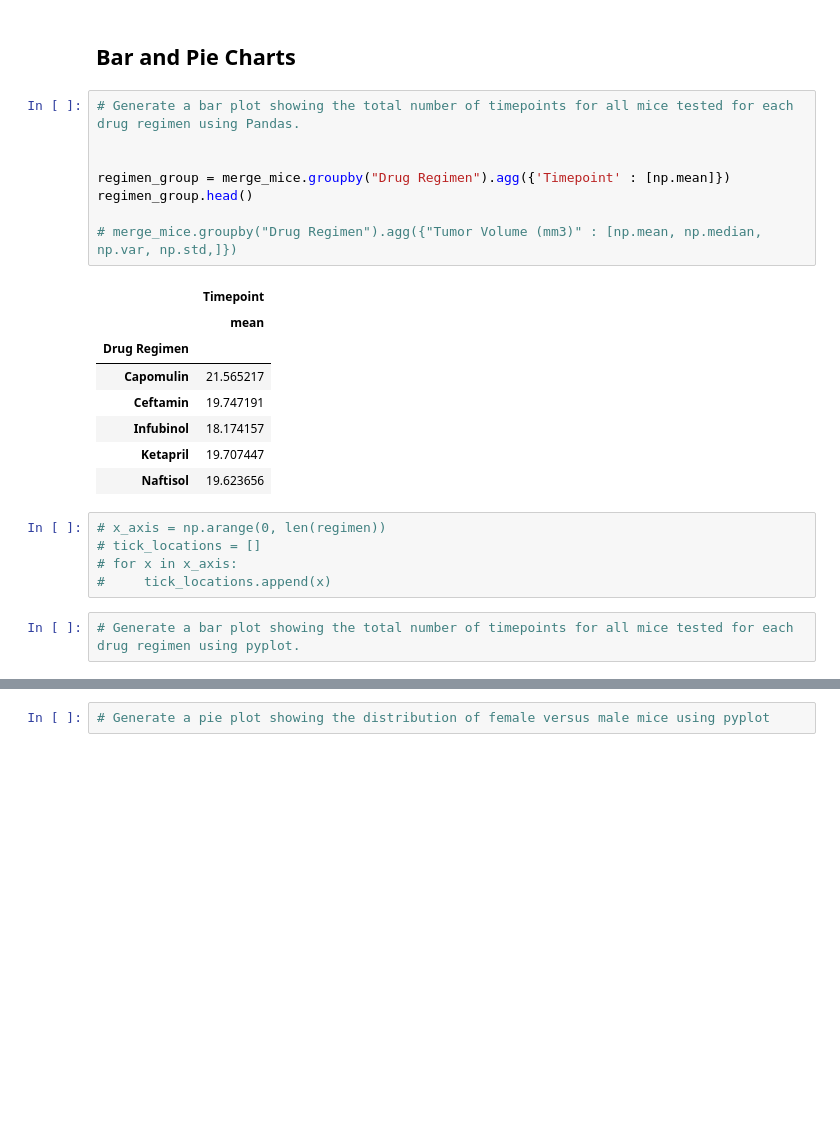
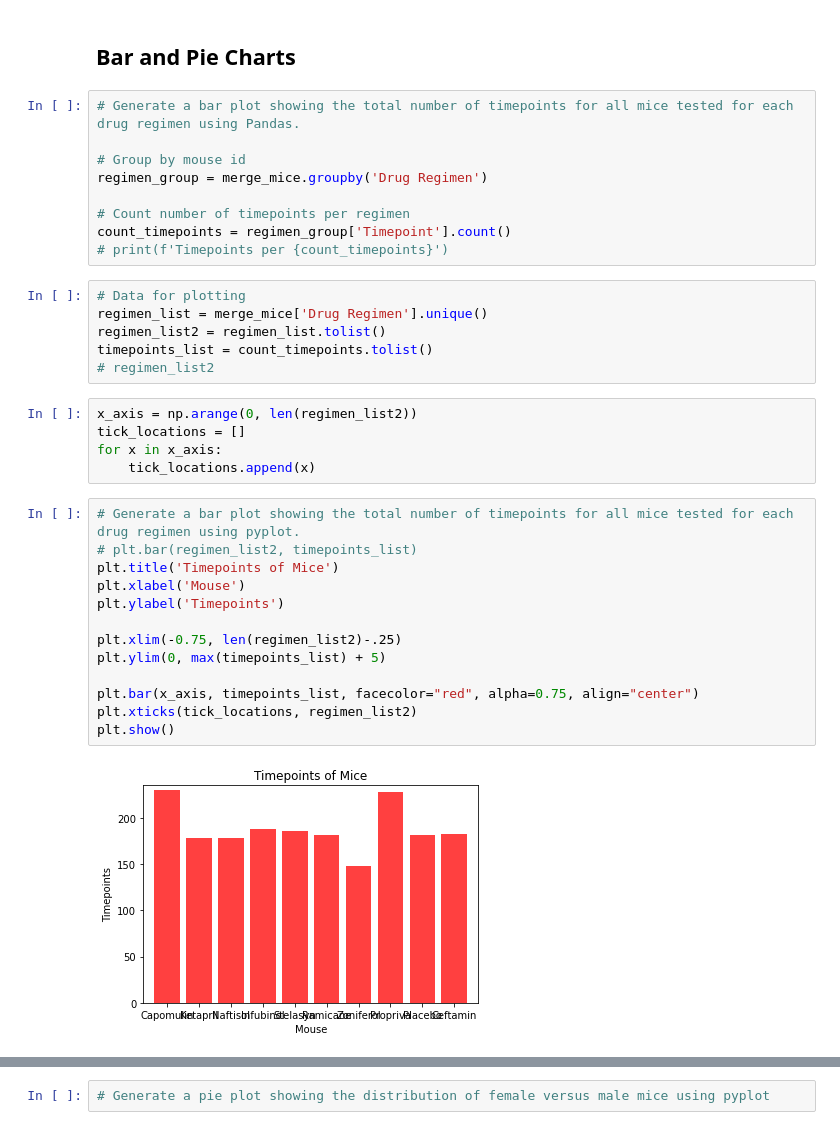
Before and after one commit to jhurley684/05-matplotlib-Pymaceuticals, a Jupyter notebook: Instructions/Pymaceuticals/pymaceuticals_starter.ipynb, the cells around one changed output, grey strips where cells are left out. Saved outputs shown, nothing was run; the diff lists cells and outputs as text; blank space fills up the shorter version.

Commit message:
Through first pie chart

```diff
--- a/Instructions/Pymaceuticals/pymaceuticals_starter.ipynb
+++ b/Instructions/Pymaceuticals/pymaceuticals_starter.ipynb
@@ -135,25 +135,36 @@ merge_mice.groupby("Drug Regimen").agg({"Tumor Volume (mm3)" : [np.mean, np.medi
 # %%
 # Generate a bar plot showing the total number of timepoints for all mice tested for each drug regimen using Pandas.
 
+# Group by mouse id
+regimen_group = merge_mice.groupby('Drug Regimen')
 
-regimen_group = merge_mice.groupby("Drug Regimen").agg({'Timepoint' : [np.mean]})
-regimen_group.head()
-
-# merge_mice.groupby("Drug Regimen").agg({"Tumor Volume (mm3)" : [np.mean, np.median, np.var, np.std,]})
+# Count number of timepoints per regimen
+count_timepoints = regimen_group['Timepoint'].count()
+# print(f'Timepoints per {count_timepoints}')
-# %% [output]
-|  | Timepoint |
-|  | mean |
-| Drug Regimen |  |
-| Capomulin | 21.565217 |
-| Ceftamin | 19.747191 |
-| Infubinol | 18.174157 |
-| Ketapril | 19.707447 |
-| Naftisol | 19.623656 |
+# %%
+# Data for plotting
+regimen_list = merge_mice['Drug Regimen'].unique()
+regimen_list2 = regimen_list.tolist()
+timepoints_list = count_timepoints.tolist()
+# regimen_list2
 # %%
-# x_axis = np.arange(0, len(regimen))
-# tick_locations = []
-# for x in x_axis:
-#     tick_locations.append(x)
+x_axis = np.arange(0, len(regimen_list2))
+tick_locations = []
+for x in x_axis:
+    tick_locations.append(x)
 # %%
 # Generate a bar plot showing the total number of timepoints for all mice tested for each drug regimen using pyplot.
+# plt.bar(regimen_list2, timepoints_list)
+plt.title('Timepoints of Mice')
+plt.xlabel('Mouse')
+plt.ylabel('Timepoints')
+
+plt.xlim(-0.75, len(regimen_list2)-.25)
+plt.ylim(0, max(timepoints_list) + 5)
+
+plt.bar(x_axis, timepoints_list, facecolor="red", alpha=0.75, align="center")
+plt.xticks(tick_locations, regimen_list2)
+plt.show()
+# %% [output]
+[figure, added]
 # %%
```
Also changed, not shown: parts of 4 cells of this notebook.
